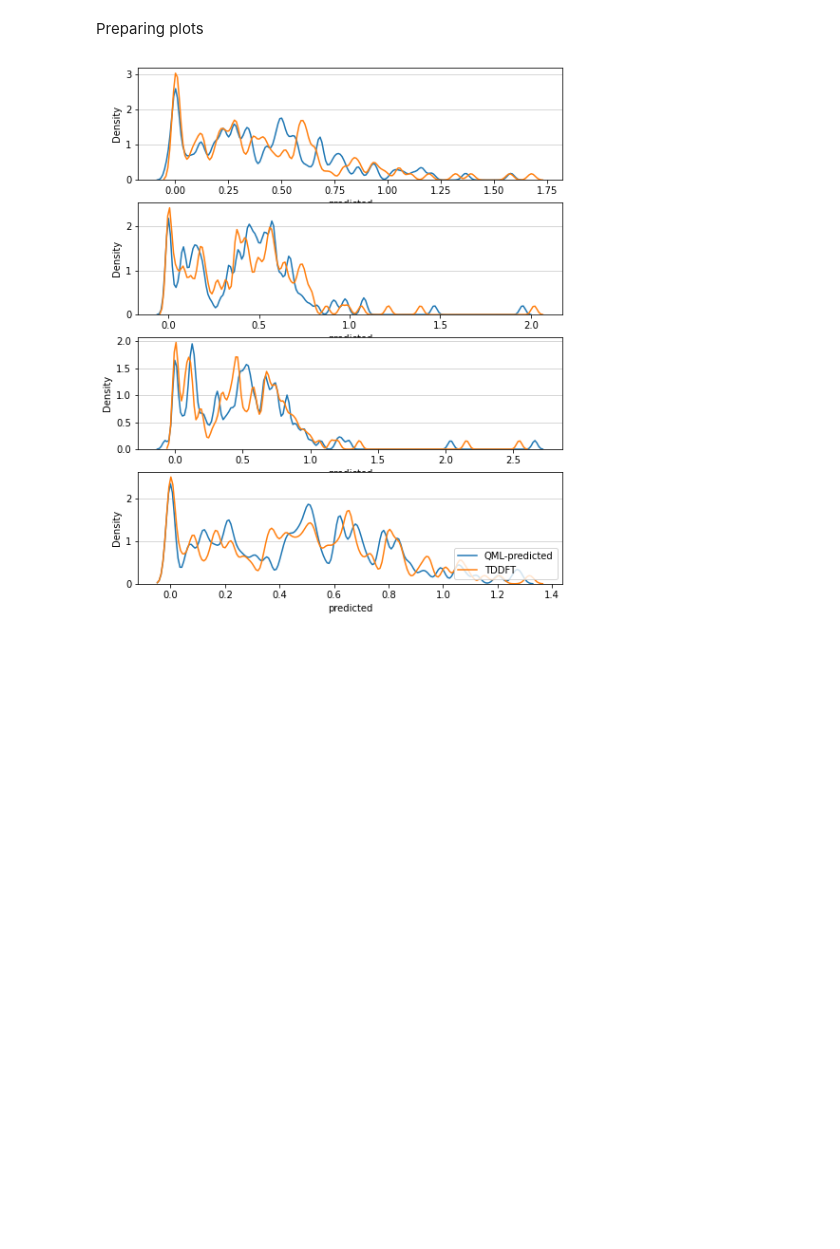
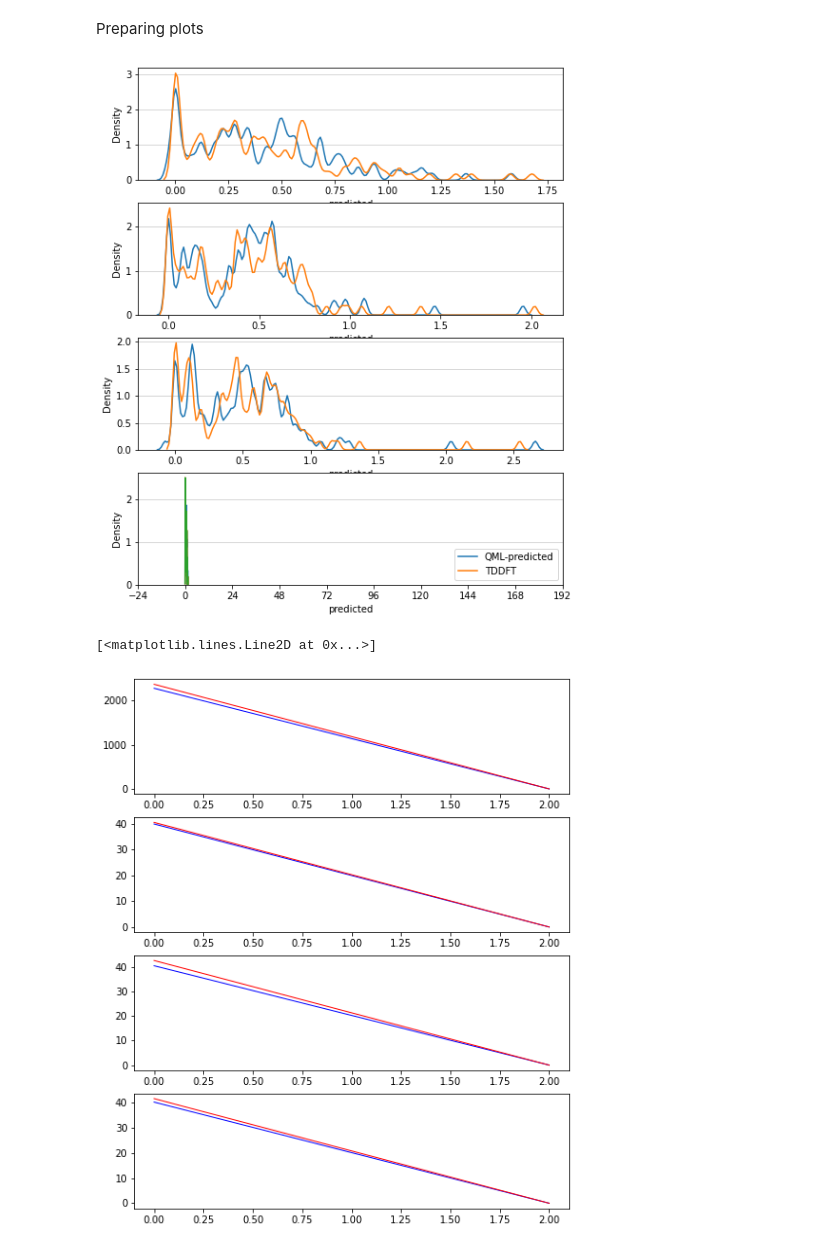
Before and after one commit to moldis-group/bigQM7w, a Jupyter notebook: notebooks/Reconstruction.ipynb, the cells around one changed output. Drawn from its saved outputs; the diff is of its cells as text; code cells hidden in the pictures; blank space fills up the shorter version.

```diff
--- a/notebooks/Reconstruction.ipynb
+++ b/notebooks/Reconstruction.ipynb
@@ -22,57 +22,80 @@ M7382 = pd.read_csv('../csv_files/reconstructed_7382.csv',header=0)
 M3936 = pd.read_csv('../csv_files/reconstructed_3936.csv',header=0)
 M3843 = pd.read_csv('../csv_files/reconstructed_3843.csv',header=0)
 M3719 = pd.read_csv('../csv_files/reconstructed_3719.csv',header=0)
-x = np.linspace(1,128,1)
-M7382_dens_p = kde.gaussian_kde(M7382.predicted[:])
-M7382_dens_t = kde.gaussian_kde(M7382.tddft[:])
-M3936_dens_p = kde.gaussian_kde(M3936.predicted[:])
-M3936_dens_t = kde.gaussian_kde(M3936.tddft[:])
-M3843_dens_p = kde.gaussian_kde(M3843.predicted[:])
-M3843_dens_t = kde.gaussian_kde(M3843.tddft[:])
-M3719_dens_p = kde.gaussian_kde(M3719.predicted[:])
-M3719_dens_t = kde.gaussian_kde(M3719.tddft[:])
 
 fig, axes = plt.subplots(nrows=4, ncols=1, figsize=(8, 10))
 axes[0].grid(True, which='both',linewidth=0.5, linestyle='-', axis = 'y',zorder=0)
 axes[1].grid(True, which='both',linewidth=0.5, linestyle='-', axis = 'y',zorder=0)
 axes[2].grid(True, which='both',linewidth=0.5, linestyle='-', axis = 'y',zorder=0)
 axes[3].grid(True, which='both',linewidth=0.5, linestyle='-', axis = 'y',zorder=0)
 
 sns.kdeplot(M7382.predicted[:]*54,bw_method=0.05,ax=axes[0],label='QML-predicted')
 sns.kdeplot(M7382.tddft[:]*54,bw_method=0.05,ax=axes[0],label='TDDFT')
 
 sns.kdeplot(M3936.predicted[:]*54,bw_method=0.05,ax=axes[1],label='QML-predicted')
 sns.kdeplot(M3936.tddft[:]*54,bw_method=0.05,ax=axes[1],label='TDDFT')
 
 sns.kdeplot(M3843.predicted[:]*63,bw_method=0.05,ax=axes[2],label='QML-predicted')
 sns.kdeplot(M3843.tddft[:]*63,bw_method=0.05,ax=axes[2],label='TDDFT')
 
 sns.kdeplot(M3719.predicted[:]*61,bw_method=0.05,ax=axes[3],label='QML-predicted')
 sns.kdeplot(M3719.tddft[:]*61,bw_method=0.05,ax=axes[3],label='TDDFT')
 
+k = sns.kdeplot(M3719.tddft[:]*61,bw_method=0.05,ax=axes[3],label='TDDFT')
+plt.xticks(k.get_xticks()*120)
 
-#M7382_dens_p.covariance = lambda : .25
-#M7382_dens_p._compute_covariance()
 #plt.plot(x,M7382_dens_p(x)*54,label='QML-predicted',color='blue',zorder=3,linewidth=1.0 )
 plt.legend(labels=["QML-predicted","TDDFT"],frameon=True, loc='lower right',ncol=1)
 plt.show()
 
-#ax.set_xticks(x1,minor=False)
-#ax.tick_params(direction="in",which='both')
-#ax.set_xlim([0,120])
-#ax.set_ylim([0,1.6])
+x = np.linspace(0,2,2)
+M7382_dens_p = kde.gaussian_kde(M7382.predicted[:])
+M7382_dens_t = kde.gaussian_kde(M7382.tddft[:])
+M3936_dens_p = kde.gaussian_kde(M3936.predicted[:])
+M3936_dens_t = kde.gaussian_kde(M3936.tddft[:])
+M3843_dens_p = kde.gaussian_kde(M3843.predicted[:])
+M3843_dens_t = kde.gaussian_kde(M3843.tddft[:])
+M3719_dens_p = kde.gaussian_kde(M3719.predicted[:])
+M3719_dens_t = kde.gaussian_kde(M3719.tddft[:])
+
+M7382_dens_p.covariance = lambda : .25
+M7382_dens_p._compute_covariance()
+M7382_dens_t.covariance = lambda : .25
+M7382_dens_t._compute_covariance()
+M3936_dens_p.covariance = lambda : .25
+M3936_dens_p._compute_covariance()
+M3936_dens_t.covariance = lambda : .25
+M3936_dens_t._compute_covariance()
+M3843_dens_p.covariance = lambda : .25
+M3843_dens_p._compute_covariance()
+M3843_dens_t.covariance = lambda : .25
+M3843_dens_t._compute_covariance()
+M3719_dens_p.covariance = lambda : .25
+M3719_dens_p._compute_covariance()
+M3719_dens_t.covariance = lambda : .25
+M3719_dens_t._compute_covariance()
+
+
+fig, ax = plt.subplots(nrows=4, ncols=1, figsize=(8, 10))
+
+# ax.set_xticks(x1,minor=False)
+# ax.tick_params(direction="in",which='both')
+# ax.set_xlim([0,120])
+# ax.set_ylim([0,1.6])
 #ax[0].legend(frameon=True, loc='lower right',ncol=1)
 
-# ax[0].plot(x, M7382_dens_p(x)*54, label='QML-predicted',color='blue',zorder=3,linewidth=1.0)
-# ax[0].plot(x, M7382_dens_t(x)*54, label='TDDFT',color='red',zorder=3,linewidth=1.0)
+ax[0].plot(x, M7382_dens_p(x)*54, label='QML-predicted',color='blue',zorder=3,linewidth=1.0)
+ax[0].plot(x, M7382_dens_t(x)*54, label='TDDFT',color='red',zorder=3,linewidth=1.0)
 
-# ax[1].plot(x, M3936_dens_p(x), label='QML-predicted',color='blue',zorder=3,linewidth=1.0)
-# ax[1].plot(x, M3936_dens_t(x), label='TDDFT',color='red',zorder=3,linewidth=1.0)
+ax[1].plot(x, M3936_dens_p(x), label='QML-predicted',color='blue',zorder=3,linewidth=1.0)
+ax[1].plot(x, M3936_dens_t(x), label='TDDFT',color='red',zorder=3,linewidth=1.0)
 
-# ax[2].plot(x, M3843_dens_p(x), label='QML-predicted',color='blue',zorder=3,linewidth=1.0)
-# ax[2].plot(x, M3843_dens_t(x), label='TDDFT',color='red',zorder=3,linewidth=1.0)
+ax[2].plot(x, M3843_dens_p(x), label='QML-predicted',color='blue',zorder=3,linewidth=1.0)
+ax[2].plot(x, M3843_dens_t(x), label='TDDFT',color='red',zorder=3,linewidth=1.0)
 
-# ax[3].plot(x, M3719_dens_p(x), label='QML-predicted',color='blue',zorder=3,linewidth=1.0)
-# ax[3].plot(x, M3719_dens_t(x), label='TDDFT',color='red',zorder=3,linewidth=1.0)
+ax[3].plot(x, M3719_dens_p(x), label='QML-predicted',color='blue',zorder=3,linewidth=1.0)
+ax[3].plot(x, M3719_dens_t(x), label='TDDFT',color='red',zorder=3,linewidth=1.0)
 # %% [output]
-[figure, old version]
+[figure, new version]
+[<matplotlib.lines.Line2D at 0x...>]
+[figure, added]
```
